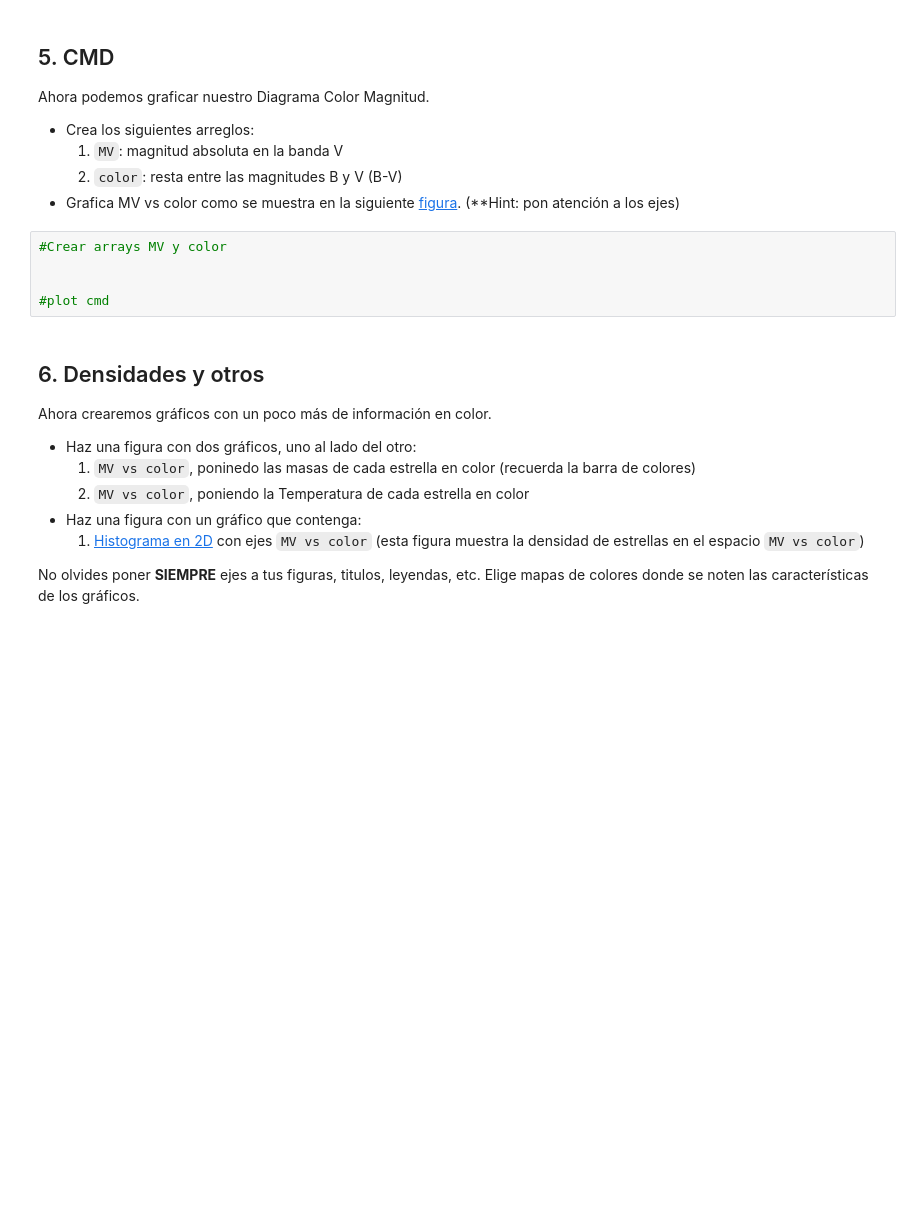
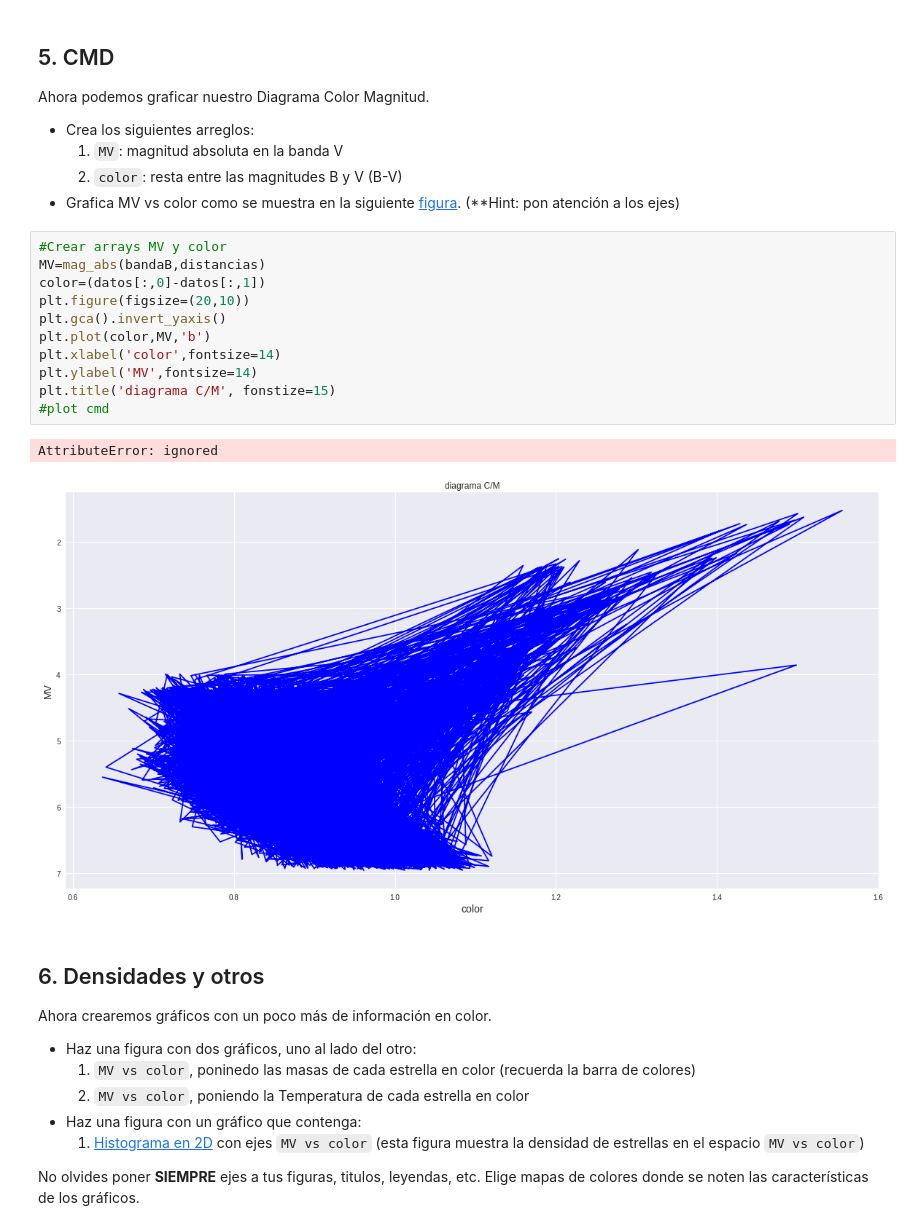
Before and after one commit to thomasobrecht/minitarea2, a Jupyter notebook: minitarea2.ipynb, the cells around one changed output. Drawn from its saved outputs; the diff is of its cells as text; blank space fills up the shorter version.

```diff
--- a/minitarea2.ipynb
+++ b/minitarea2.ipynb
@@ -153,11 +153,20 @@ Ahora podemos graficar nuestro Diagrama Color Magnitud.
     1. `MV`: magnitud absoluta en la banda V
     2. `color`: resta entre las magnitudes B y V (B-V)
 * Grafica MV vs color como se muestra en la siguiente [figura](https://www.astro.rug.nl/~ahelmi/galaxies_course/class_II/47tuc.gif). (**Hint: pon atención a los ejes)
-# %%
-#Crear arrays MV y color
-
-
-#plot cmd
+# %%
+#Crear arrays MV y color
+MV=mag_abs(bandaB,distancias)
+color=(datos[:,0]-datos[:,1])
+plt.figure(figsize=(20,10))
+plt.gca().invert_yaxis()
+plt.plot(color,MV,'b')
+plt.xlabel('color',fontsize=14)
+plt.ylabel('MV',fontsize=14)
+plt.title('diagrama C/M', fonstize=15)
+#plot cmd
+# %% [output]
+AttributeError: ignored
+[figure, added]
 # %% [markdown]
 ## 6. Densidades y otros
 
```
